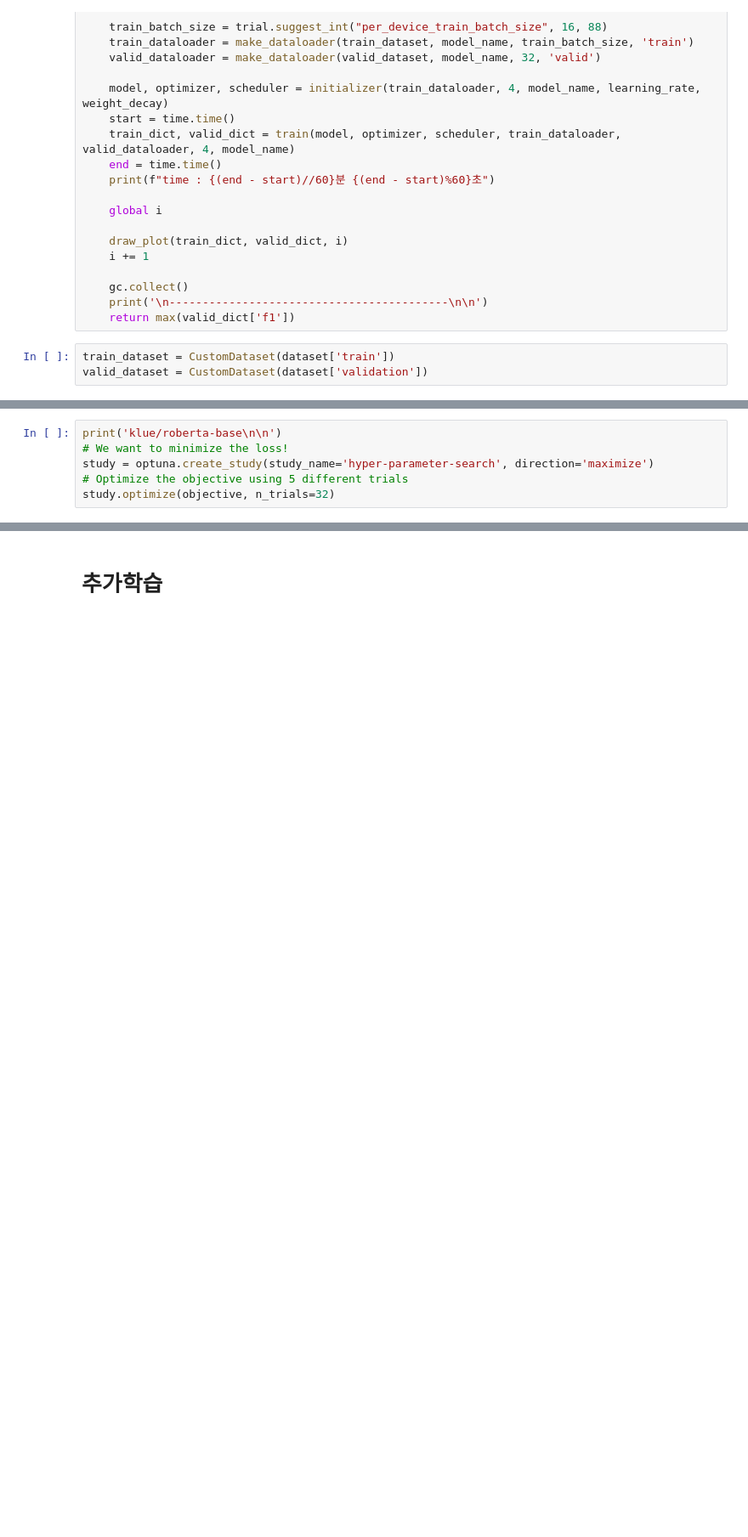
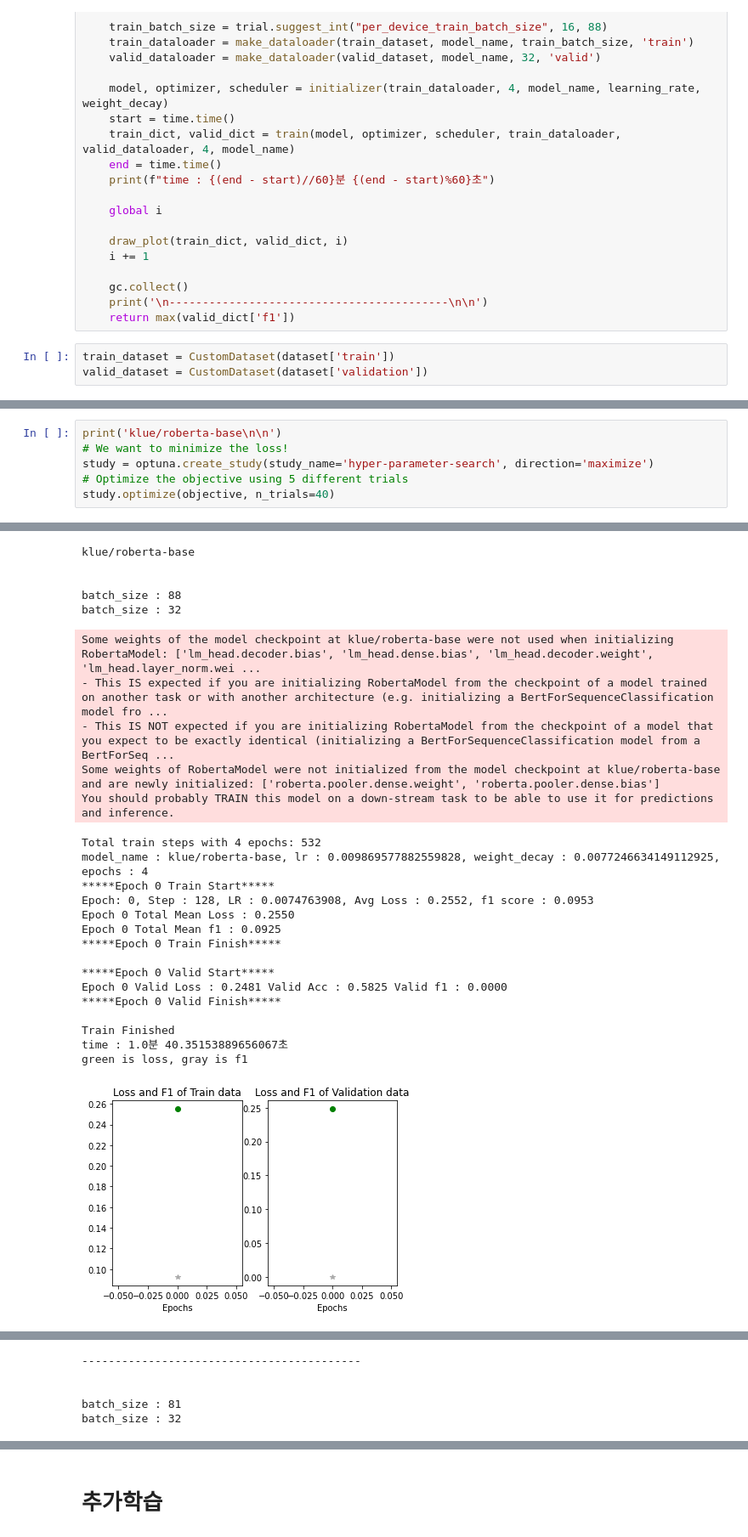
Before and after one commit to WooKyungHwa/NLU_3-, a Jupyter notebook: practice/최지현_sts_roberta.ipynb, the cells around one changed output, grey strips where cells are left out. Shown at 85% size. Saved outputs shown, nothing was run; the diff lists cells and outputs as text; blank space fills up the shorter version.

```diff
--- a/practice/최지현_sts_roberta.ipynb
+++ b/practice/최지현_sts_roberta.ipynb
@@ -586,4 +606,5 @@ print('klue/roberta-base\n\n')
 # We want to minimize the loss!
 study = optuna.create_study(study_name='hyper-parameter-search', direction='maximize')
 # Optimize the objective using 5 different trials
-study.optimize(objective, n_trials=32)
+study.optimize(objective, n_trials=40)
+# %% [output]
@@ -589,0 +612,26 @@ study.optimize(objective, n_trials=32)
+klue/roberta-base
+
+
+batch_size : 88
+batch_size : 32
+Some weights of the model checkpoint at klue/roberta-base were not used when initializing RobertaModel: ['lm_head.decoder.bias', 'lm_head.dense.bias', 'lm_head.decoder.weight', 'lm_head.layer_norm.wei ...
+- This IS expected if you are initializing RobertaModel from the checkpoint of a model trained on another task or with another architecture (e.g. initializing a BertForSequenceClassification model fro ...
+- This IS NOT expected if you are initializing RobertaModel from the checkpoint of a model that you expect to be exactly identical (initializing a BertForSequenceClassification model from a BertForSeq ...
+Some weights of RobertaModel were not initialized from the model checkpoint at klue/roberta-base and are newly initialized: ['roberta.pooler.dense.weight', 'roberta.pooler.dense.bias']
+You should probably TRAIN this model on a down-stream task to be able to use it for predictions and inference.
+Total train steps with 4 epochs: 532
+model_name : klue/roberta-base, lr : 0.009869577882559828, weight_decay : 0.0077246634149112925, epochs : 4
+*****Epoch 0 Train Start*****
+Epoch: 0, Step : 128, LR : 0.0074763908, Avg Loss : 0.2552, f1 score : 0.0953
+Epoch 0 Total Mean Loss : 0.2550
+Epoch 0 Total Mean f1 : 0.0925
+*****Epoch 0 Train Finish*****
+
+*****Epoch 0 Valid Start*****
+Epoch 0 Valid Loss : 0.2481 Valid Acc : 0.5825 Valid f1 : 0.0000
+*****Epoch 0 Valid Finish*****
+
+Train Finished
+time : 1.0분 40.35153889656067초
+green is loss, gray is f1
+[figure, added]
@@ -589,0 +639,5 @@ study.optimize(objective, n_trials=32)
+------------------------------------------
+
+
+batch_size : 81
+batch_size : 32
```
Also changed, not shown: parts of 19 cells of this notebook.
